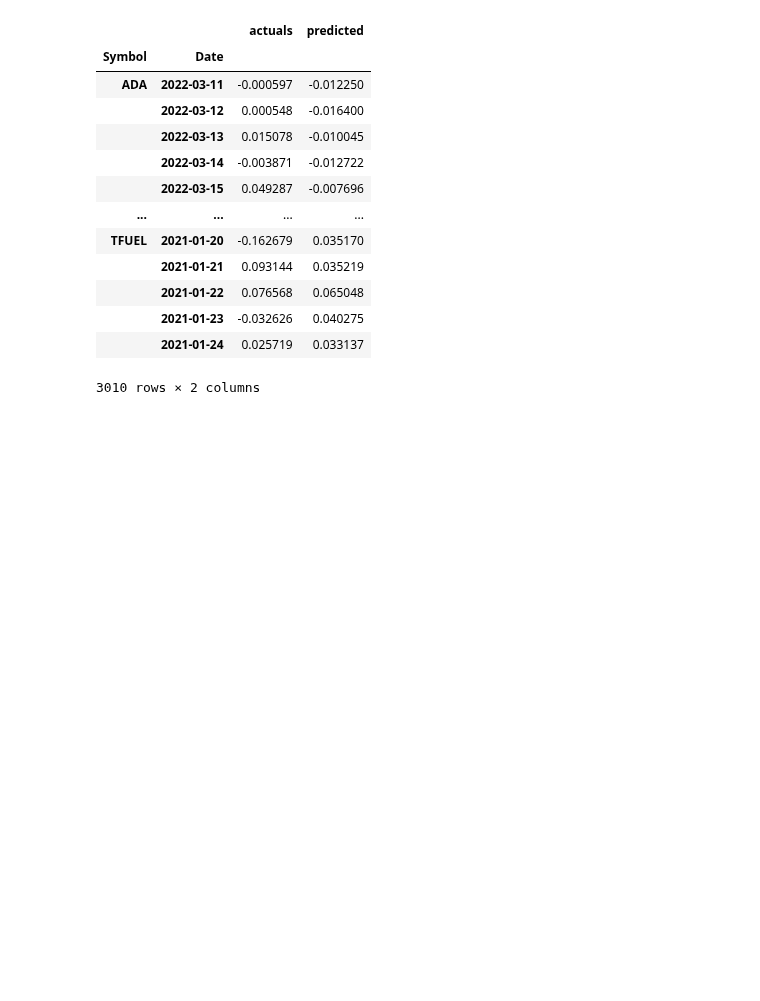
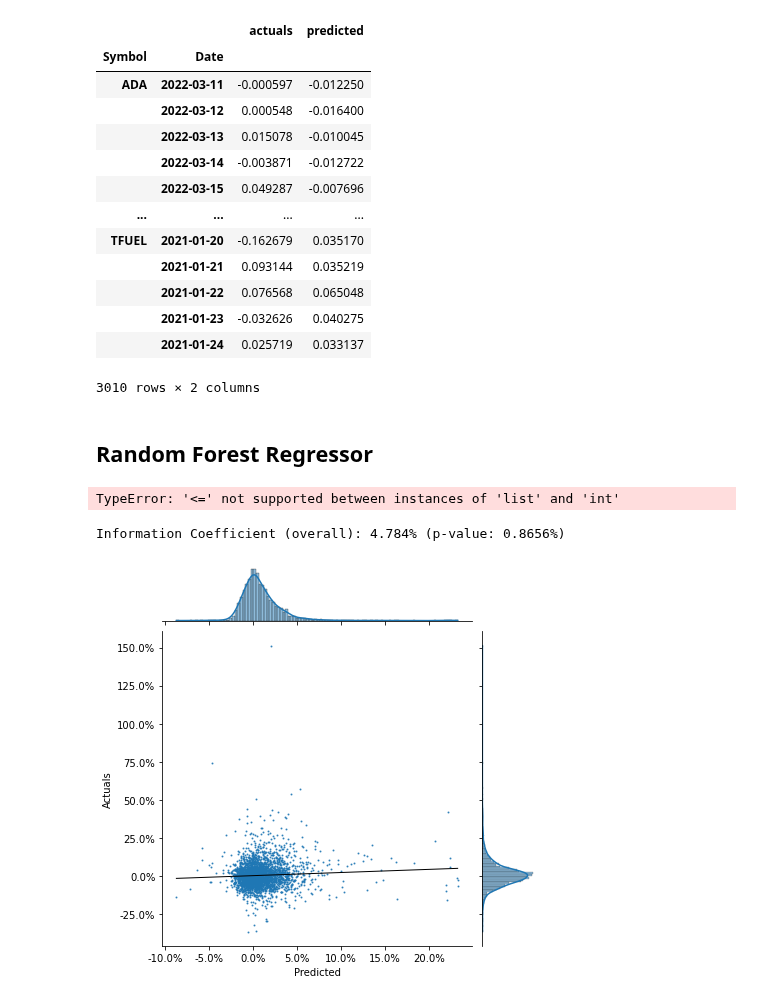
Before and after one commit to amicha02/ape_mining, a Jupyter notebook: notebooks/2.0-dv-ols-forest.ipynb, the cells around one changed output. Saved outputs shown, nothing was run; the diff lists cells and outputs as text; code cells hidden in the pictures; blank space fills up the shorter version.

```diff
--- a/notebooks/2.0-dv-ols-forest.ipynb
+++ b/notebooks/2.0-dv-ols-forest.ipynb
@@ -354,3 +356,41 @@ lr_predictions
 |  | 2021-01-23 | -0.032626 | 0.040275 |
 |  | 2021-01-24 | 0.025719 | 0.033137 |
 3010 rows × 2 columns
+# %% [markdown]
+## Random Forest Regressor
+# %%
+%%time
+target = f'target_{lookahead}d'
+rf_predictions, rf_scores = [], []
+rf = RandomForestRegressor(max_depth = [5,4,2], random_state=0)
+for i, (train_idx, test_idx) in enumerate(cv.split(X), 1):
+    X_train, y_train, = X.iloc[train_idx], y[target].iloc[train_idx]
+    X_test, y_test = X.iloc[test_idx], y[target].iloc[test_idx]
+    rf.fit(X=X_train, y=y_train)
+    y_pred = rf.predict(X_test)
+
+    preds = y_test.to_frame('actuals').assign(predicted=y_pred)
+    preds_by_day = preds.groupby(level='Date')
+    scores = pd.concat([preds_by_day.apply(lambda x: spearmanr(x.predicted,
+                                                               x.actuals)[0] * 100)
+                        .to_frame('ic'),
+                        preds_by_day.apply(lambda x: np.sqrt(mean_squared_error(y_pred=x.predicted,
+                                                                                y_true=x.actuals)))
+                        .to_frame('rmse')], axis=1)
+
+    rf_scores.append(scores)
+    rf_predictions.append(preds)
+
+rf_scores = pd.concat(rf_scores)
+rf_predictions = pd.concat(rf_predictions)
+# %% [output]
+TypeError: '<=' not supported between instances of 'list' and 'int'
+# %%
+rf_r, rf_p = spearmanr(rf_predictions.actuals, rf_predictions.predicted)
+print(f'Information Coefficient (overall): {rf_r:.3%} (p-value: {rf_p:.4%})')
+# %% [output]
+Information Coefficient (overall): 4.784% (p-value: 0.8656%)
+# %%
+plot_preds_scatter(rf_predictions)
+# %% [output]
+[figure, added]
```
Also changed, not shown: parts of 8 cells of this notebook.
